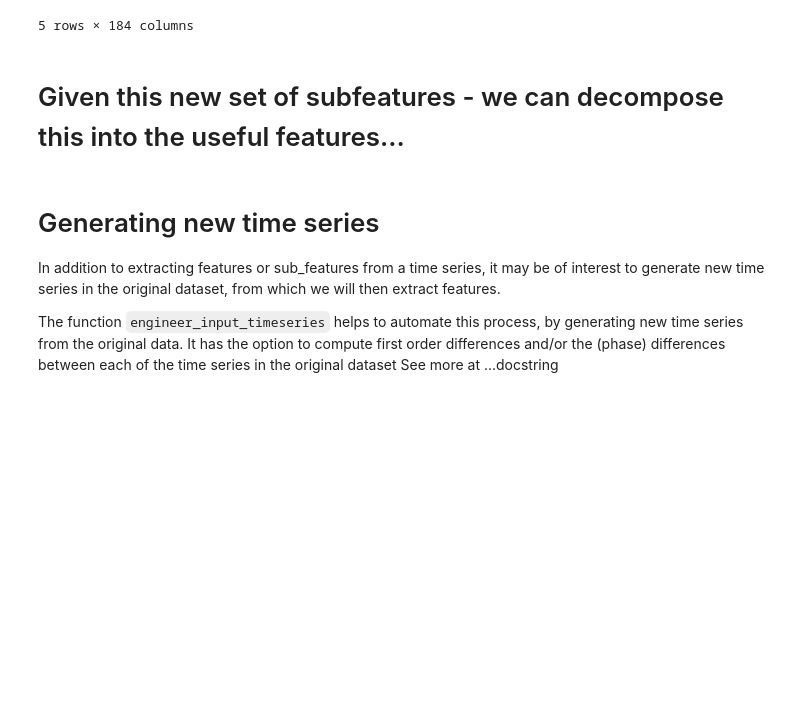
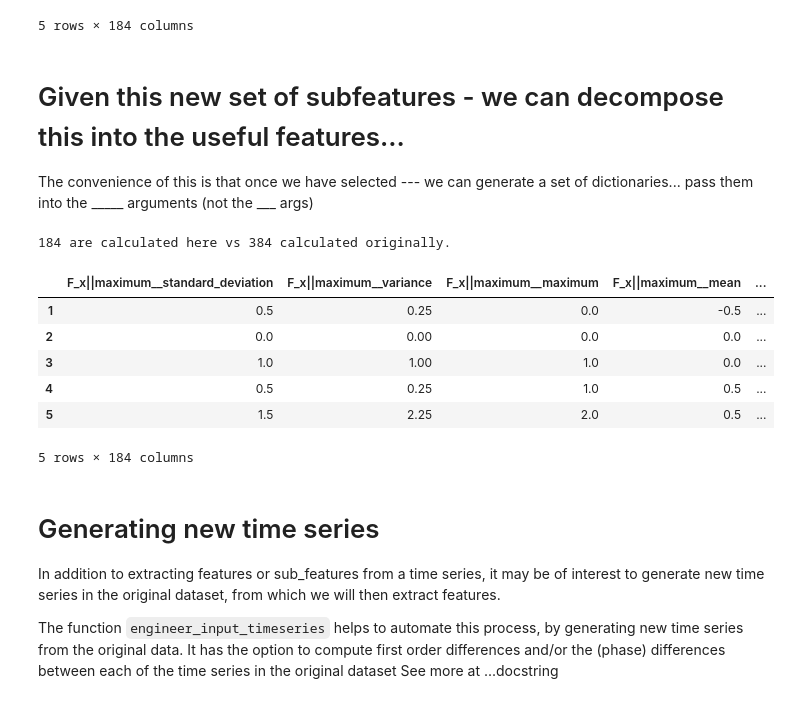
Before and after one commit to blue-yonder/tsfresh, a Jupyter notebook: notebooks/examples/06 tsfresh on tsfresh.ipynb, the cells around one changed output. Cells and saved outputs as stored; diff of their text form; code cells hidden in the pictures; blank space fills up the shorter version.

```diff
--- a/notebooks/examples/06 tsfresh on tsfresh.ipynb
+++ b/notebooks/examples/06 tsfresh on tsfresh.ipynb
@@ -64,12 +100,12 @@ Below the algorithm is demonstrated on the same robot executaion failures datase
 # %%
 ##TODO fix window size bug
-extracted_sub_features = extract_features_on_sub_features(timeseries_container=timeseries,
-                                    sub_feature_split=11,  # window size
+extracted_sub_features = extract_feature_dynamics(timeseries_container=timeseries,
+                                    window_length=11,  # window size
                                     column_id="id",
                                     column_sort="time",
-                                    sub_default_fc_parameters=MinimalFCParameters(),
-                                    ##TODO: check if one of these isnt specified use the other
-                                    default_fc_parameters=MinimalFCParameters())
+                                    feature_timeseries_fc_parameters=MinimalFCParameters(),
+                                    feature_dynamics_fc_parameters=MinimalFCParameters())
+                                    ##TODO: check if one of these isnt specified use the other)
 display(extracted_sub_features.head())
 # %% [output]
 |  | F_x||length__sum_values | F_x||length__median | F_x||length__mean | F_x||length__length | ... |
@@ -132,3 +210,7 @@ display(selected_sub_features.head())
 5 rows × 184 columns
 # %% [markdown]
 # Given this new set of subfeatures - we can decompose this into the useful features...
+
+
+The convenience of this is that once we have selected --- we can generate a set of dictionaries...
+pass them into the _____ arguments (not the ___ args)
@@ -138,3 +217,27 @@ display(selected_sub_features.head())
+# %%
+## Given the chosen feature-dynamics generate dictionary represenations of them
+fc1, fc2 = derive_features_dictionaries(selected_sub_features)
+
+## now calculate only the relevant features!
+extracted_v2 = extract_feature_dynamics(timeseries,
+                                        window_length=11,
+                                        column_id="id",
+                                        column_sort="time",
+                                        feature_timeseries_kind_to_fc_parameters=fc1,
+                                        feature_dynamics_kind_to_fc_parameters=fc2)
+
+print(f"{extracted_v2.shape[1]} are calculated here vs {extracted_sub_features.shape[1]} calculated originally.")
+
+display(extracted_v2.head())
+# %% [output]
+184 are calculated here vs 384 calculated originally.
+|  | F_x||maximum__standard_deviation | F_x||maximum__variance | F_x||maximum__maximum | F_x||maximum__mean | ... |
+| 1 | 0.5 | 0.25 | 0.0 | -0.5 | ... |
+| 2 | 0.0 | 0.00 | 0.0 | 0.0 | ... |
+| 3 | 1.0 | 1.00 | 1.0 | 0.0 | ... |
+| 4 | 0.5 | 0.25 | 1.0 | 0.5 | ... |
+| 5 | 1.5 | 2.25 | 2.0 | 0.5 | ... |
+5 rows × 184 columns
 # %% [markdown]
 # Generating new time series
 In addition to extracting features or sub_features from a time series, it may be of interest to generate new time series in the original dataset, from which we will then extract features.
```
Also changed, not shown: parts of 18 cells of this notebook, 1 other file.
